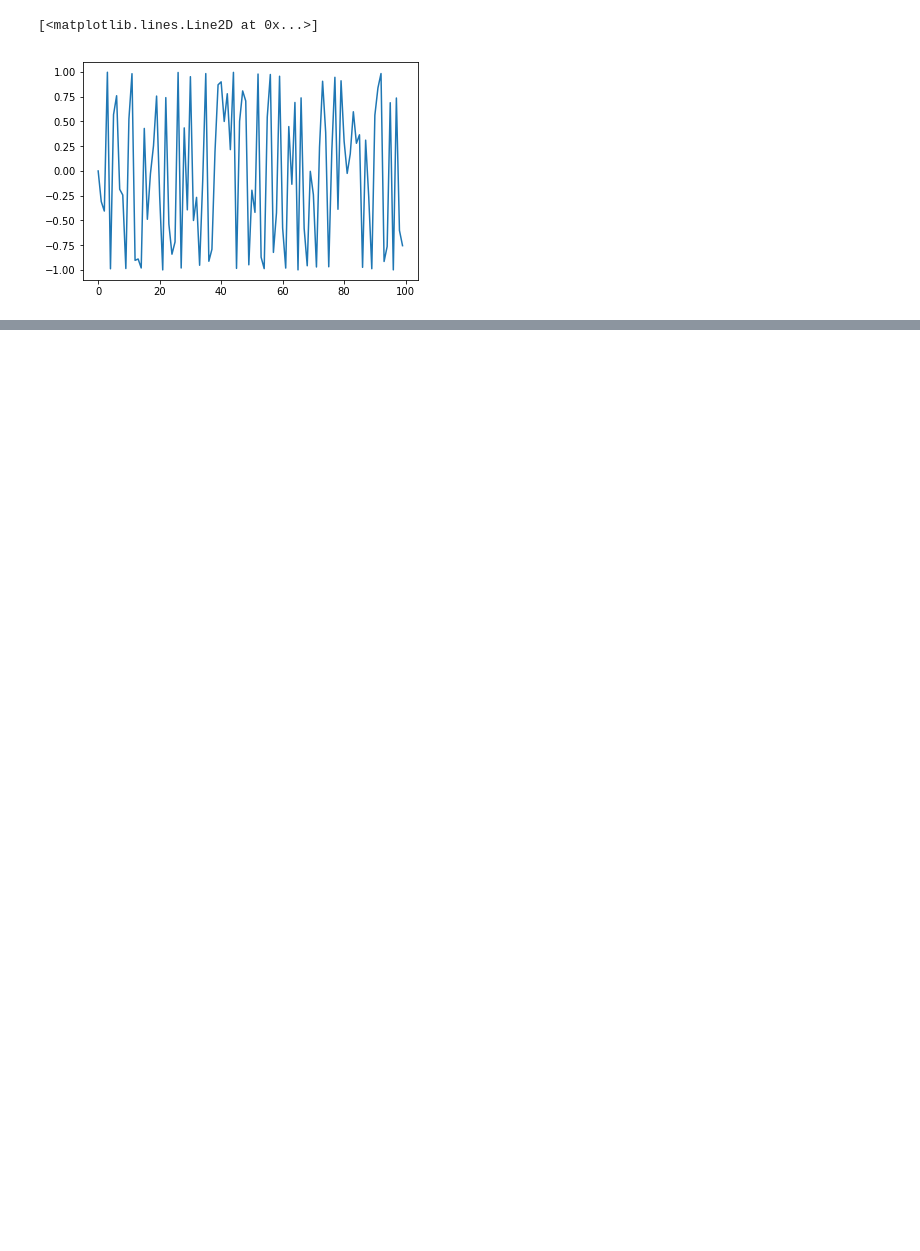
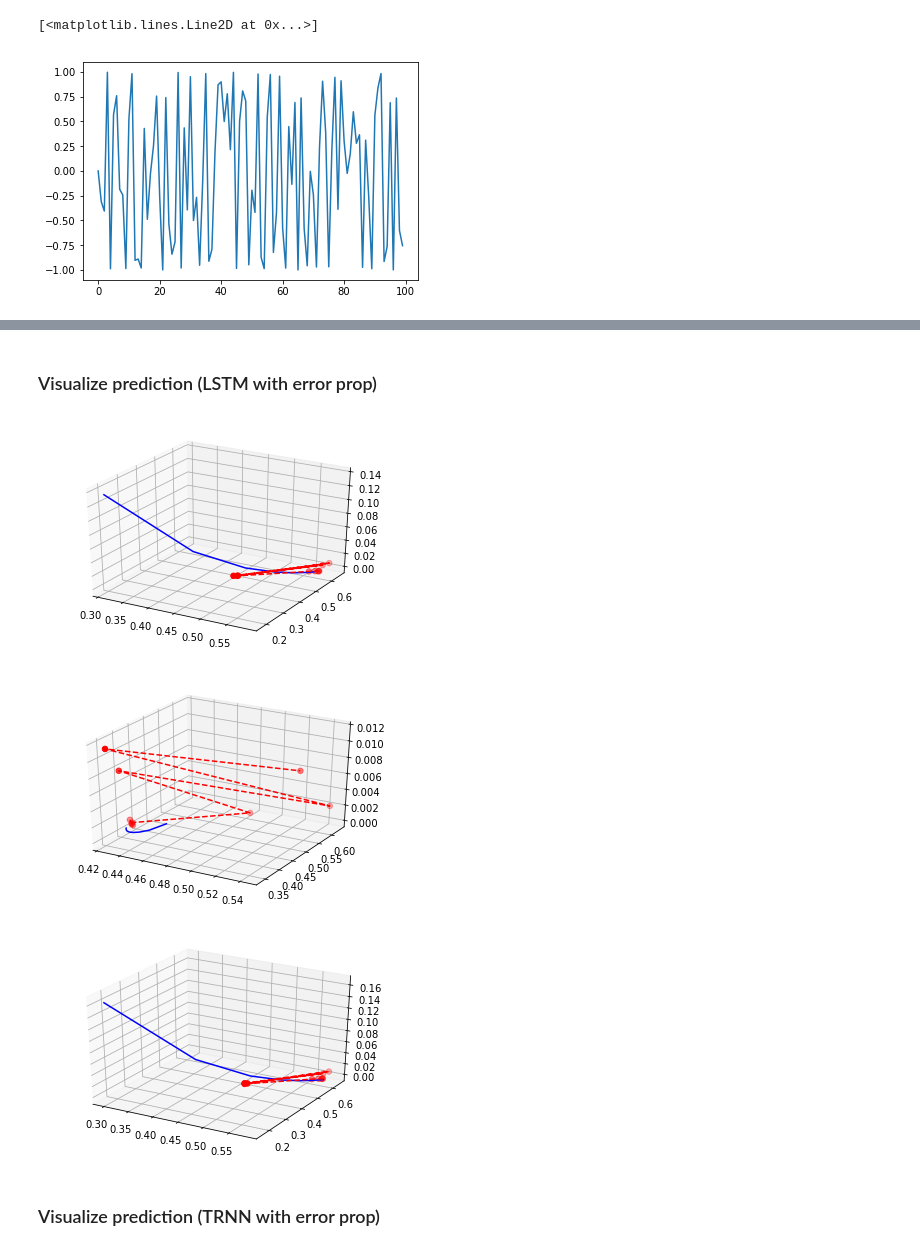
Before and after one commit to yuqirose/TensorRNN, a Jupyter notebook: experiments/test_rnn.ipynb, the cells around one changed output, grey strips where cells are left out. Cells and saved outputs as stored; diff of their text form; code cells hidden in the pictures; blank space fills up the shorter version.

```diff
--- a/experiments/test_rnn.ipynb
+++ b/experiments/test_rnn.ipynb
@@ -213,0 +244,15 @@ plt.plot(y_pred[:,0,:],':')
+# %% [markdown]
+### Visualize prediction  (LSTM with error prop)
+# %%
+pred = test_vals['pred']
+true = test_vals['true']
+plot_sample(pred, true,3)
+plot_sample(pred, true,6)
+plot_sample(pred, true,10)
+np.save('../experiments/result/lstm_10_err.npy',test_vals)
+# %% [output]
+[figure, added]
+[figure, added]
+[figure, added]
+# %% [markdown]
+### Visualize prediction  (TRNN with error prop)
```
Also changed, not shown: parts of 7 cells of this notebook, 9 other files.
